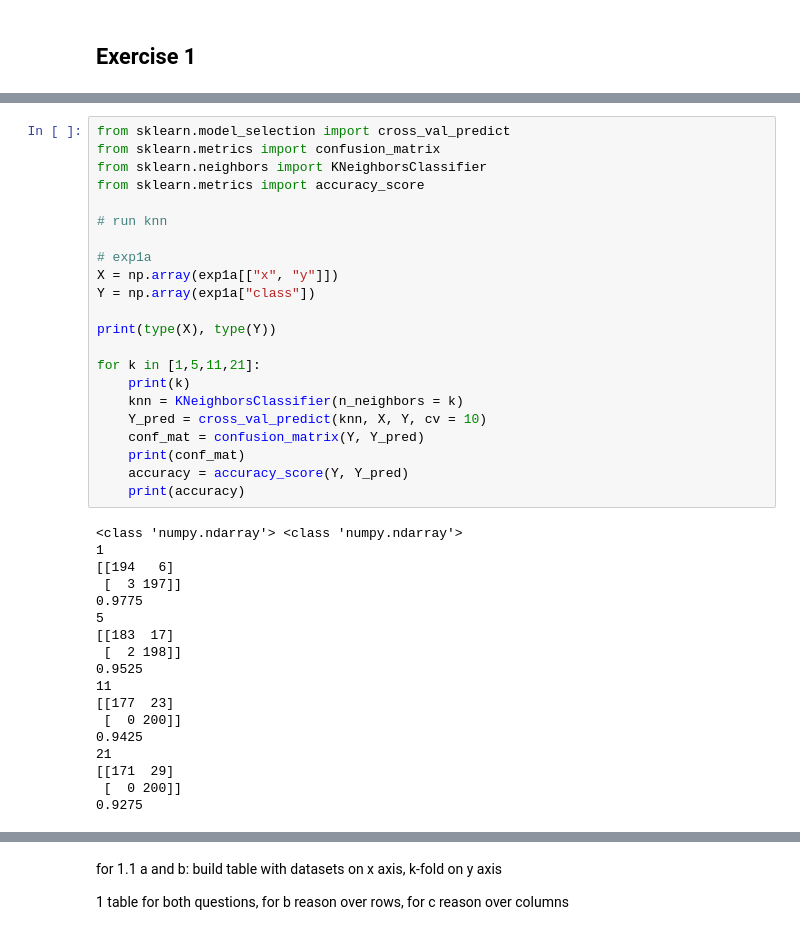
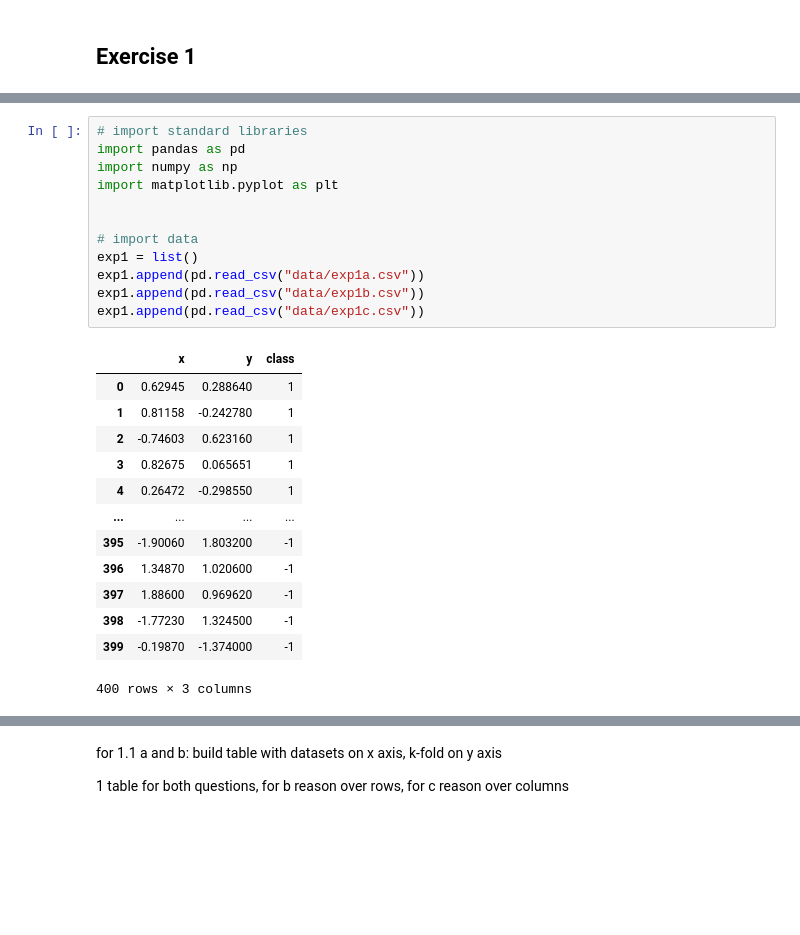
Before and after one commit to SimonJasansky/data_mining, a Jupyter notebook: assignment_2.ipynb, the cells around one changed output, grey strips where cells are left out. Cells and saved outputs as stored; diff of their text form; blank space fills up the shorter version.

```diff
--- a/assignment_2.ipynb
+++ b/assignment_2.ipynb
@@ -29,40 +7,26 @@ for data in [exp1a, exp1b, exp1c]:
-# %%
-from sklearn.model_selection import cross_val_predict
-from sklearn.metrics import confusion_matrix
-from sklearn.neighbors import KNeighborsClassifier
-from sklearn.metrics import accuracy_score
-
-# run knn
-
-# exp1a
-X = np.array(exp1a[["x", "y"]])
-Y = np.array(exp1a["class"])
-
-print(type(X), type(Y))
-
-for k in [1,5,11,21]:
-    print(k)
-    knn = KNeighborsClassifier(n_neighbors = k)
-    Y_pred = cross_val_predict(knn, X, Y, cv = 10)
-    conf_mat = confusion_matrix(Y, Y_pred)
-    print(conf_mat)
-    accuracy = accuracy_score(Y, Y_pred)
-    print(accuracy)
-# %% [output]
-<class 'numpy.ndarray'> <class 'numpy.ndarray'>
-1
-[[194   6]
- [  3 197]]
-0.9775
-5
-[[183  17]
- [  2 198]]
-0.9525
-11
-[[177  23]
- [  0 200]]
-0.9425
-21
-[[171  29]
- [  0 200]]
-0.9275
+# %%
+# import standard libraries
+import pandas as pd
+import numpy as np
+import matplotlib.pyplot as plt
+
+
+# import data
+exp1 = list()
+exp1.append(pd.read_csv("data/exp1a.csv"))
+exp1.append(pd.read_csv("data/exp1b.csv"))
+exp1.append(pd.read_csv("data/exp1c.csv"))
+# %% [output]
+|  | x | y | class |
+| 0 | 0.62945 | 0.288640 | 1 |
+| 1 | 0.81158 | -0.242780 | 1 |
+| 2 | -0.74603 | 0.623160 | 1 |
+| 3 | 0.82675 | 0.065651 | 1 |
+| 4 | 0.26472 | -0.298550 | 1 |
+| ... | ... | ... | ... |
+| 395 | -1.90060 | 1.803200 | -1 |
+| 396 | 1.34870 | 1.020600 | -1 |
+| 397 | 1.88600 | 0.969620 | -1 |
+| 398 | -1.77230 | 1.324500 | -1 |
+| 399 | -0.19870 | -1.374000 | -1 |
+400 rows × 3 columns
```
Also changed, not shown: parts of 8 cells of this notebook.
